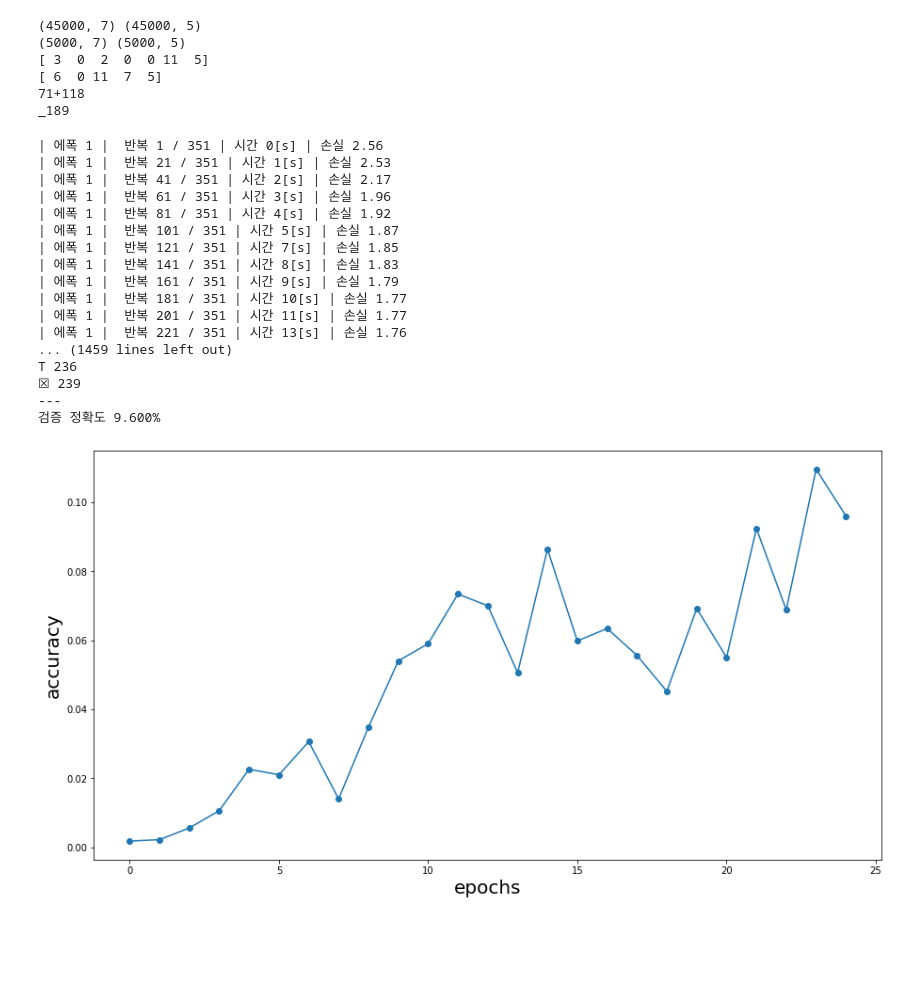
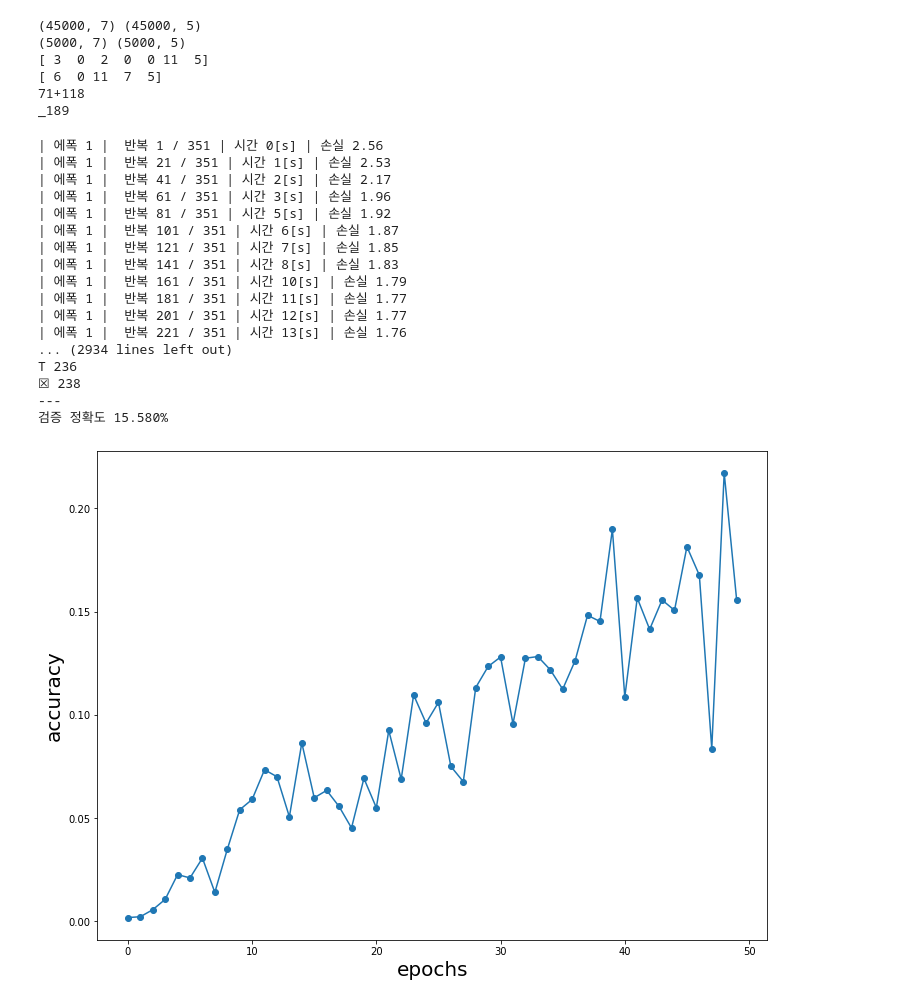
Before and after one commit to jiyeon1357/class_deeplearning, a Jupyter notebook: 과제_3_G202145007_현지연.ipynb, the cells around one changed output. Drawn from its saved outputs; the diff is of its cells as text; code cells hidden in the pictures; blank space fills up the shorter version.

```diff
--- a/과제_3_G202145007_현지연.ipynb
+++ b/과제_3_G202145007_현지연.ipynb
@@ -191,7 +191,7 @@ vocab_size = len(char_to_id)
 wordvec_size = 16
 hideen_size = 128
 batch_size = 128
-max_epoch = 25
+max_epoch = 50
 max_grad = 5.0
 
 model = Seq2seq(vocab_size, wordvec_size, hideen_size)
@@ -218,33 +218,33 @@ for epoch in range(max_epoch):
 | 에폭 1 |  반복 21 / 351 | 시간 1[s] | 손실 2.53
 | 에폭 1 |  반복 41 / 351 | 시간 2[s] | 손실 2.17
 | 에폭 1 |  반복 61 / 351 | 시간 3[s] | 손실 1.96
-| 에폭 1 |  반복 81 / 351 | 시간 4[s] | 손실 1.92
-| 에폭 1 |  반복 101 / 351 | 시간 5[s] | 손실 1.87
+| 에폭 1 |  반복 81 / 351 | 시간 5[s] | 손실 1.92
+| 에폭 1 |  반복 101 / 351 | 시간 6[s] | 손실 1.87
 | 에폭 1 |  반복 121 / 351 | 시간 7[s] | 손실 1.85
 | 에폭 1 |  반복 141 / 351 | 시간 8[s] | 손실 1.83
-| 에폭 1 |  반복 161 / 351 | 시간 9[s] | 손실 1.79
-| 에폭 1 |  반복 181 / 351 | 시간 10[s] | 손실 1.77
-| 에폭 1 |  반복 201 / 351 | 시간 11[s] | 손실 1.77
+| 에폭 1 |  반복 161 / 351 | 시간 10[s] | 손실 1.79
+| 에폭 1 |  반복 181 / 351 | 시간 11[s] | 손실 1.77
+| 에폭 1 |  반복 201 / 351 | 시간 12[s] | 손실 1.77
 | 에폭 1 |  반복 221 / 351 | 시간 13[s] | 손실 1.76
-... (1459 lines left out)
+... (2934 lines left out)
 T 236
-☒ 239
+☒ 238
 ---
-검증 정확도 9.600%
+검증 정확도 15.580%
 # %%
 # 정답률 추이 그래프
 import matplotlib.pyplot as plt
-plt.figure(figsize=(15,8))
+plt.figure(figsize=(12,9))
 plt.plot(acc_list,marker='o')
 
 # Strings
 xlab = 'epochs'
 ylab = 'accuracy'
 
 # Add axis labels
 plt.xlabel(xlab,size =20)
 plt.ylabel(ylab,size=20)
 
 plt.show()
 # %% [output]
-[figure, old version]
+[figure, new version]
```
